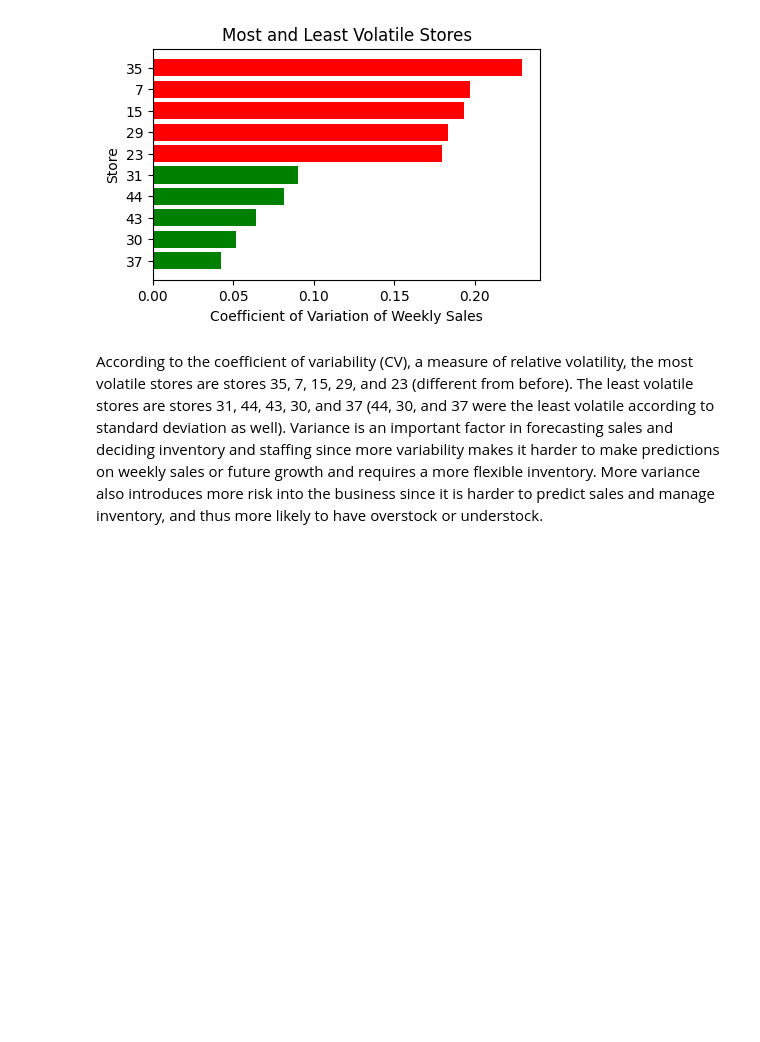
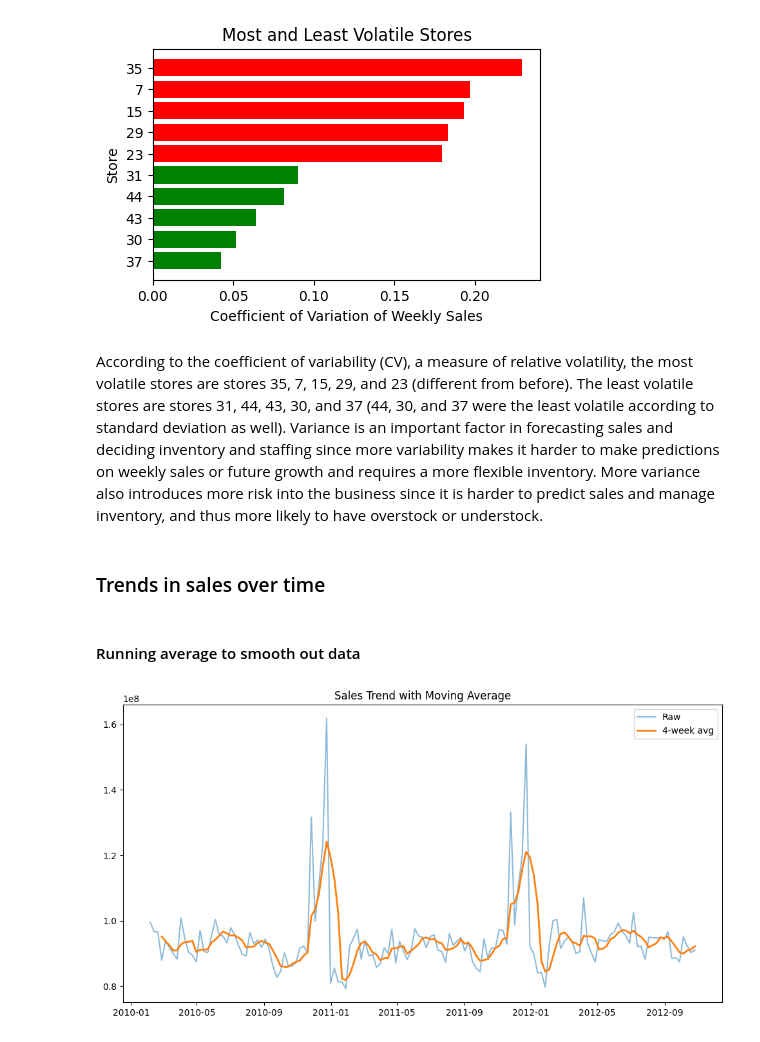
Before and after one commit to AaronVillegas5/walmart_data_analysis, a Jupyter notebook: notebooks/walmart_data_analysis.ipynb, the cells around one changed output. Cells and saved outputs as stored; diff of their text form; code cells hidden in the pictures; blank space fills up the shorter version.

Commit message:
Added trend analysis, rolling average, weekly sales over time, average sales per month, multiple store trends

```diff
--- a/notebooks/walmart_data_analysis.ipynb
+++ b/notebooks/walmart_data_analysis.ipynb
@@ -304,3 +304,28 @@ plt.show()
 [figure]
 # %% [markdown]
 According to the coefficient of variability (CV), a measure of relative volatility, the most volatile stores are stores 35, 7, 15, 29, and 23 (different from before). The least volatile stores are stores 31, 44, 43, 30, and 37 (44, 30, and 37 were the least volatile according to standard deviation as well). Variance is an important factor in forecasting sales and deciding inventory and staffing since more variability makes it harder to make predictions on weekly sales or future growth and requires a more flexible inventory. More variance also introduces more risk into the business since it is harder to predict sales and manage inventory, and thus more likely to have overstock or understock.
+# %% [markdown]
+### Trends in sales over time
+# %%
+query8 = """
+SELECT
+    date,
+    SUM(weekly_sales) AS total_sales
+FROM sales
+GROUP BY date
+ORDER BY date;
+"""
+df_result8 = load_postgres(query8, engine_url)
+# %% [markdown]
+#### Running average to smooth out data
+# %%
+df_result8['rolling_avg'] = df_result8['total_sales'].rolling(window=4).mean()
+
+plt.figure(figsize=(12,6))
+plt.plot(df_result8['date'], df_result8['total_sales'], alpha=0.5, label='Raw')
+plt.plot(df_result8['date'], df_result8['rolling_avg'], linewidth=2, label='4-week avg')
+plt.legend()
+plt.title('Sales Trend with Moving Average')
+plt.show()
+# %% [output]
+[figure, added]
```
Also changed, not shown: parts of 8 cells of this notebook, 1 other file.
